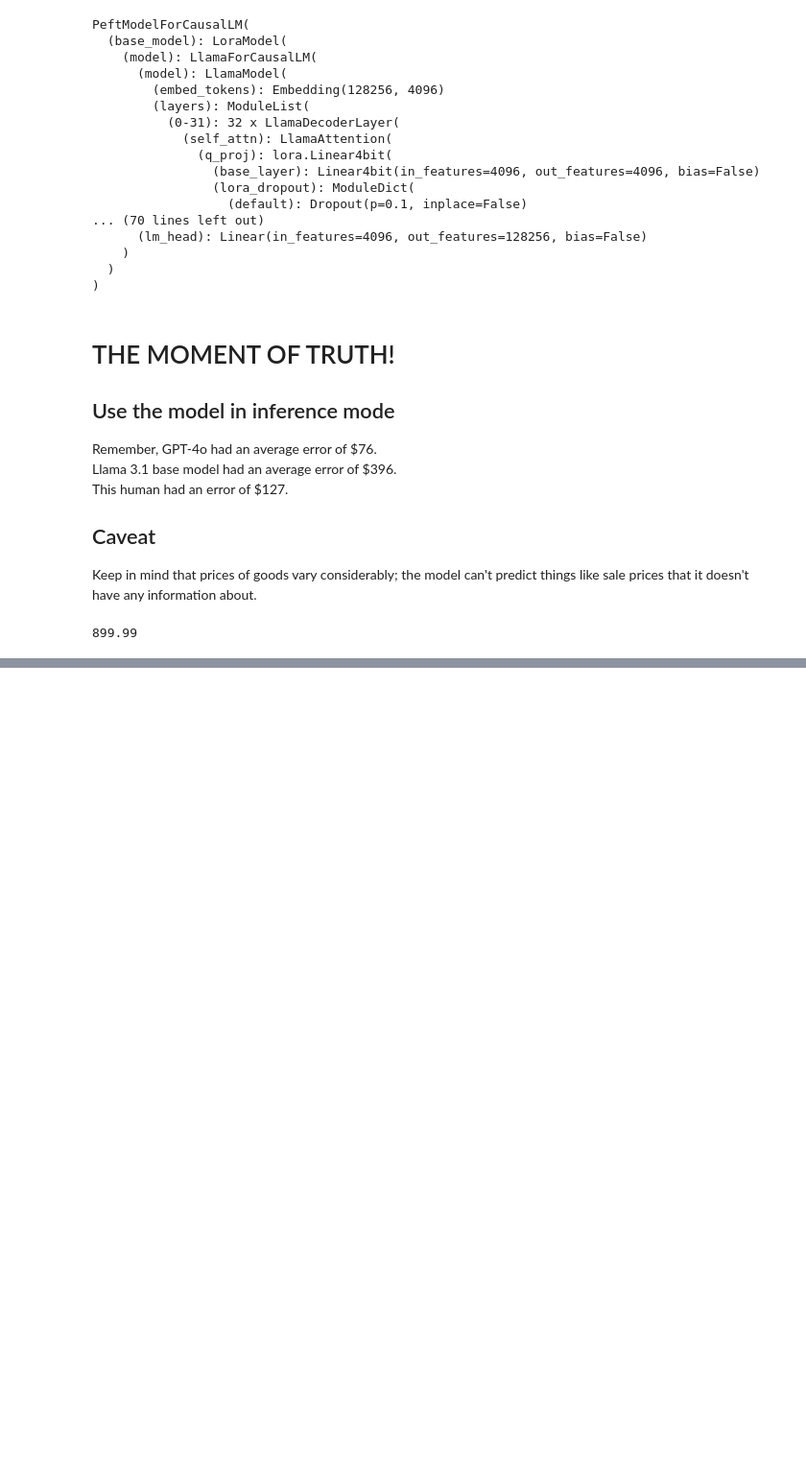
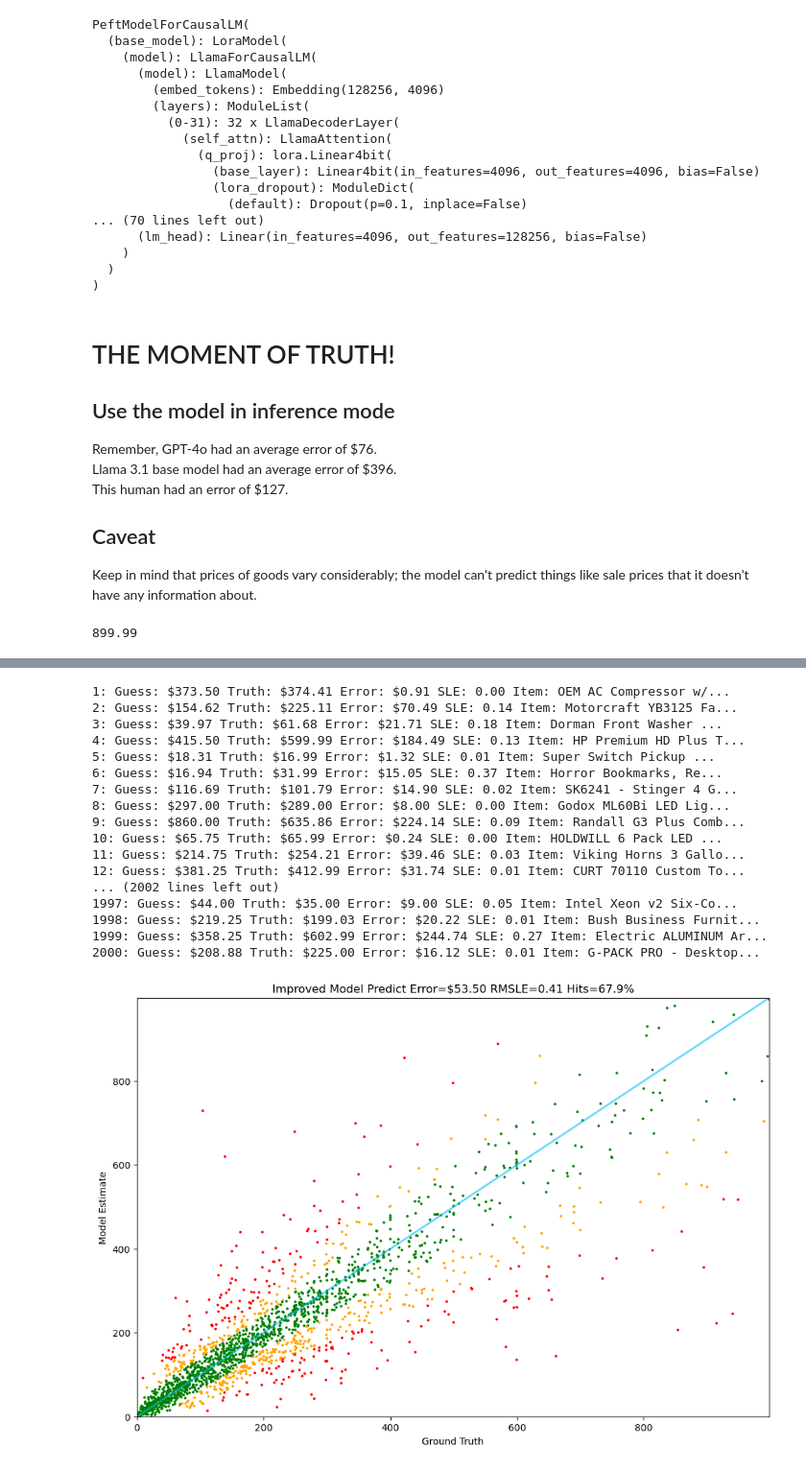
Before and after one commit to sergio-sanz-rodriguez/LLM-Engineering, a Jupyter notebook: week7_fine_tuning_open-source/Week_7_Day_5_Testing_our_Fine_tuned_model.ipynb, the cells around one changed output, grey strips where cells are left out. Shown at 96% size. Cells and saved outputs as stored; diff of their text form; code cells hidden in the pictures; blank space fills up the shorter version.

```diff
--- a/week7_fine_tuning_open-source/Week_7_Day_5_Testing_our_Fine_tuned_model.ipynb
+++ b/week7_fine_tuning_open-source/Week_7_Day_5_Testing_our_Fine_tuned_model.ipynb
@@ -95,3 +95,12 @@ Note: Environment variable`HF_TOKEN` is set and is the current active token inde
 dataset = load_dataset(DATASET_NAME)
 train = dataset['train']
 test = dataset['test']
+# %%
+import emoji
+def remove_emojis(text: str) -> str:
+    return emoji.replace_emoji(text, replace='')
+
+import copy
+test2 = copy.deepcopy(test)
+for item in test2:
+    item['text'] = remove_emojis(item['text'])
@@ -320,0 +335,21 @@ Tester.test(improved_model_predict, test)
+# %%
+Tester.test(improved_model_predict, test2)
+# %% [output]
+1: Guess: $373.50 Truth: $374.41 Error: $0.91 SLE: 0.00 Item: OEM AC Compressor w/...
+2: Guess: $154.62 Truth: $225.11 Error: $70.49 SLE: 0.14 Item: Motorcraft YB3125 Fa...
+3: Guess: $39.97 Truth: $61.68 Error: $21.71 SLE: 0.18 Item: Dorman Front Washer ...
+4: Guess: $415.50 Truth: $599.99 Error: $184.49 SLE: 0.13 Item: HP Premium HD Plus T...
+5: Guess: $18.31 Truth: $16.99 Error: $1.32 SLE: 0.01 Item: Super Switch Pickup ...
+6: Guess: $16.94 Truth: $31.99 Error: $15.05 SLE: 0.37 Item: Horror Bookmarks, Re...
+7: Guess: $116.69 Truth: $101.79 Error: $14.90 SLE: 0.02 Item: SK6241 - Stinger 4 G...
+8: Guess: $297.00 Truth: $289.00 Error: $8.00 SLE: 0.00 Item: Godox ML60Bi LED Lig...
+9: Guess: $860.00 Truth: $635.86 Error: $224.14 SLE: 0.09 Item: Randall G3 Plus Comb...
+10: Guess: $65.75 Truth: $65.99 Error: $0.24 SLE: 0.00 Item: HOLDWILL 6 Pack LED ...
+11: Guess: $214.75 Truth: $254.21 Error: $39.46 SLE: 0.03 Item: Viking Horns 3 Gallo...
+12: Guess: $381.25 Truth: $412.99 Error: $31.74 SLE: 0.01 Item: CURT 70110 Custom To...
+... (2002 lines left out)
+1997: Guess: $44.00 Truth: $35.00 Error: $9.00 SLE: 0.05 Item: Intel Xeon v2 Six-Co...
+1998: Guess: $219.25 Truth: $199.03 Error: $20.22 SLE: 0.01 Item: Bush Business Furnit...
+1999: Guess: $358.25 Truth: $602.99 Error: $244.74 SLE: 0.27 Item: Electric ALUMINUM Ar...
+2000: Guess: $208.88 Truth: $225.00 Error: $16.12 SLE: 0.01 Item: G-PACK PRO - Desktop...
+[figure, added]
```
Also changed, not shown: parts of 5 cells of this notebook, 42 other files.
